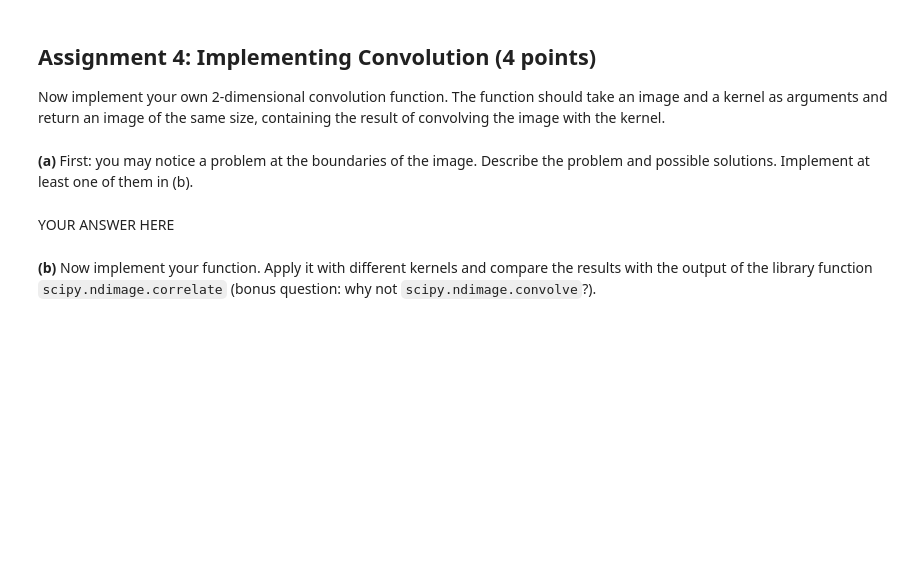
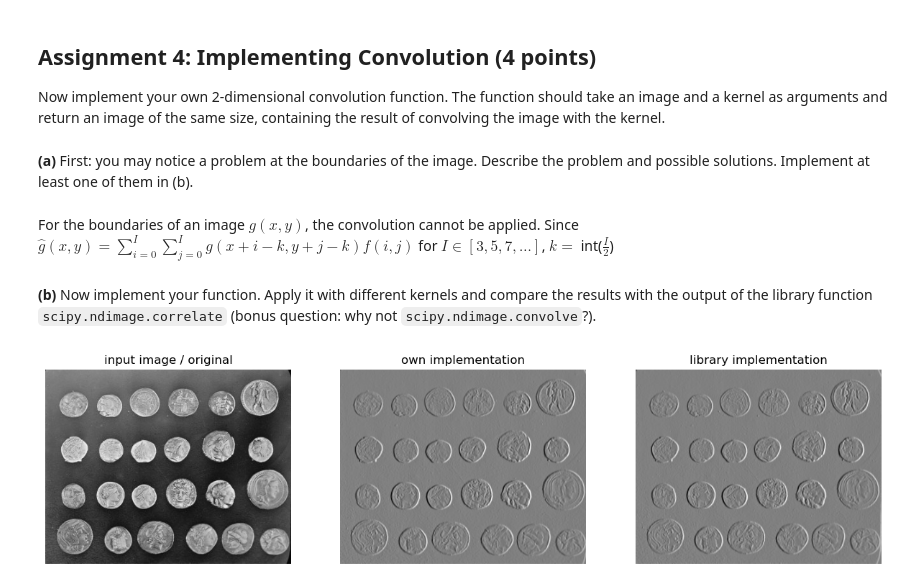
Before and after one commit to Moorboor/ComputerVision, a Jupyter notebook: Homeworks/2/sheet02.ipynb, the cells around one changed output. Drawn from its saved outputs; the diff is of its cells as text; code cells hidden in the pictures; blank space fills up the shorter version.

```diff
--- a/Homeworks/2/sheet02.ipynb
+++ b/Homeworks/2/sheet02.ipynb
@@ -324,61 +324,43 @@ Now implement your own 2-dimensional convolution function. The function should t
 # %% [markdown]
 **(a)** First: you may notice a problem at the boundaries of the image. Describe the problem and possible solutions. Implement at least one of them in (b).
 # %% [markdown]
-YOUR ANSWER HERE
+For the boundaries of an image $g(x,y)$, the convolution cannot be applied. Since $\displaystyle \hat{g}(x,y)=\sum_{i=0}^I\sum_{j=0}^{I}g(x+i-k,y+j-k)f(i,j)$ for $I\in[3,5,7,\dots]$, $k=$ int($\frac{I}{2}$)
 # %% [markdown]
 **(b)** Now implement your function. Apply it with different kernels and compare the results with the output of the library function `scipy.ndimage.correlate` (bonus question: why not `scipy.ndimage.convolve`?).
 # %%
 %matplotlib inline
 import matplotlib.pyplot as plt
 import numpy as np
 import imageio.v3 as iio
 import scipy.ndimage
 
-def my_convolve2d(img, kern):
-    """Convolve an image with a kernel.
-
-    Args:
-        img (np.ndarray): The image, provided as a two-dimensional array.
-        kern (np.ndarray): The kernel, also a two-dimensional array.
-
-    Returns:
-        result (np.ndarray): The convolved image.
-
-    """
-
-    # store the image size for easier access
-    M,N = img.shape
-    # store the kernel size
-    m,n = kern.shape
-    # and also the half kernel size
-    mh, nh = (m//2, n//2)
-
-    # Initialize the result matrix
-    result = np.zeros((M,N))
-
-    # Compute the convolution
-    # YOUR CODE HERE
-    raise NotImplementedError()
-
-    return result
+def convolve(frame, kernel):
+    k = kernel.shape[0]
+    x,y = frame.shape
+    res = [frame[i:i+k,j:j+k] for i in range(x-k) for j in range(y-k)]
+    res = np.array(res) * kernel
+    res = res.reshape(x-k,y-k,k,k)
+    return res.mean(axis=(2,3))
 
 # Apply your function to an image:
 image = iio.imread("imageio:coins.png").astype(np.float32)
 
 # Try different filters (kernels)
 kernel = 1/4 * np.asarray([[1,0,-1],[2,0,-2],[1,0,-1]])
 
 fig = plt.figure(figsize=(15,7))
 fig.add_subplot(1,3,1)
 plt.title("input image / original")
 plt.imshow(image, cmap = 'gray')
 plt.axis('off')
 fig.add_subplot(1,3,2)
 plt.title("own implementation")
-plt.imshow(my_convolve2d(image, kernel), cmap = 'gray')
+plt.imshow(convolve(image, kernel), cmap = 'gray')
 plt.axis('off')
 fig.add_subplot(1,3,3)
 plt.title("library implementation")
 plt.imshow(scipy.ndimage.correlate(image, kernel), cmap = 'gray')
 plt.axis('off')
 plt.show()
+# %% [output]
+[figure, added]
```
Also changed, not shown: 15 other files.
